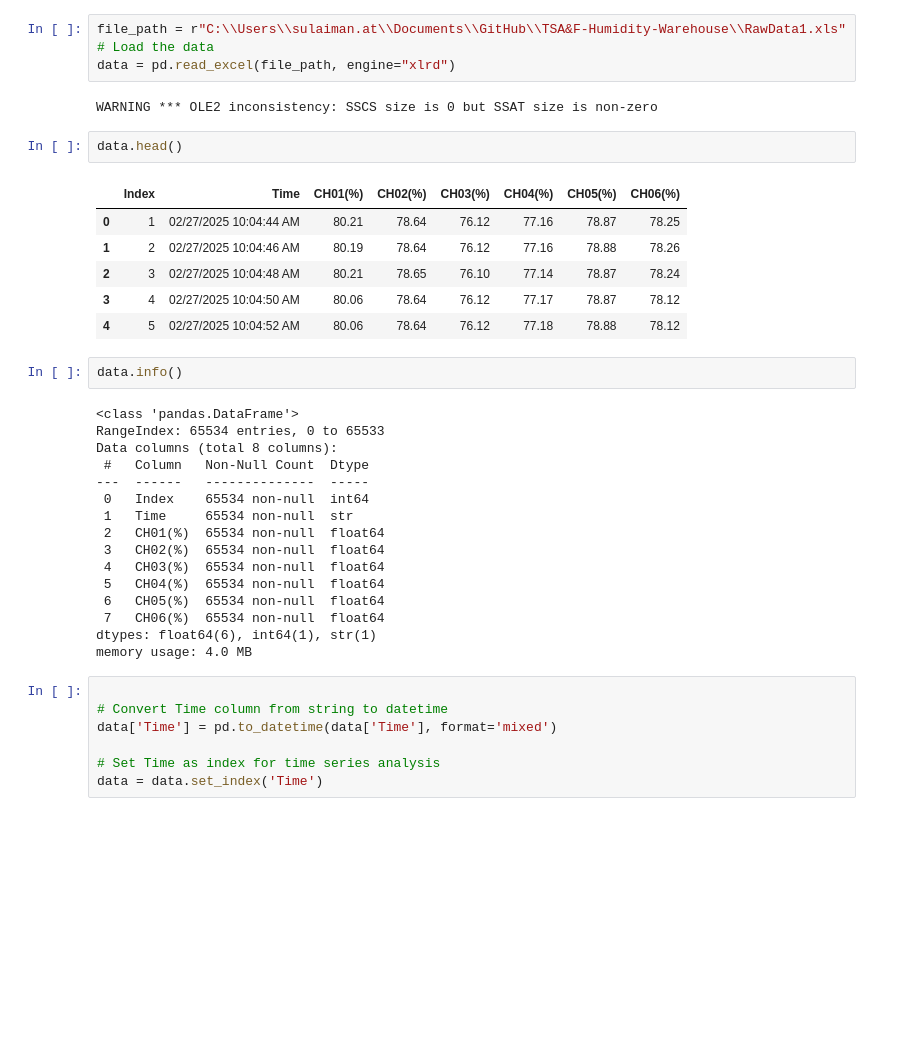
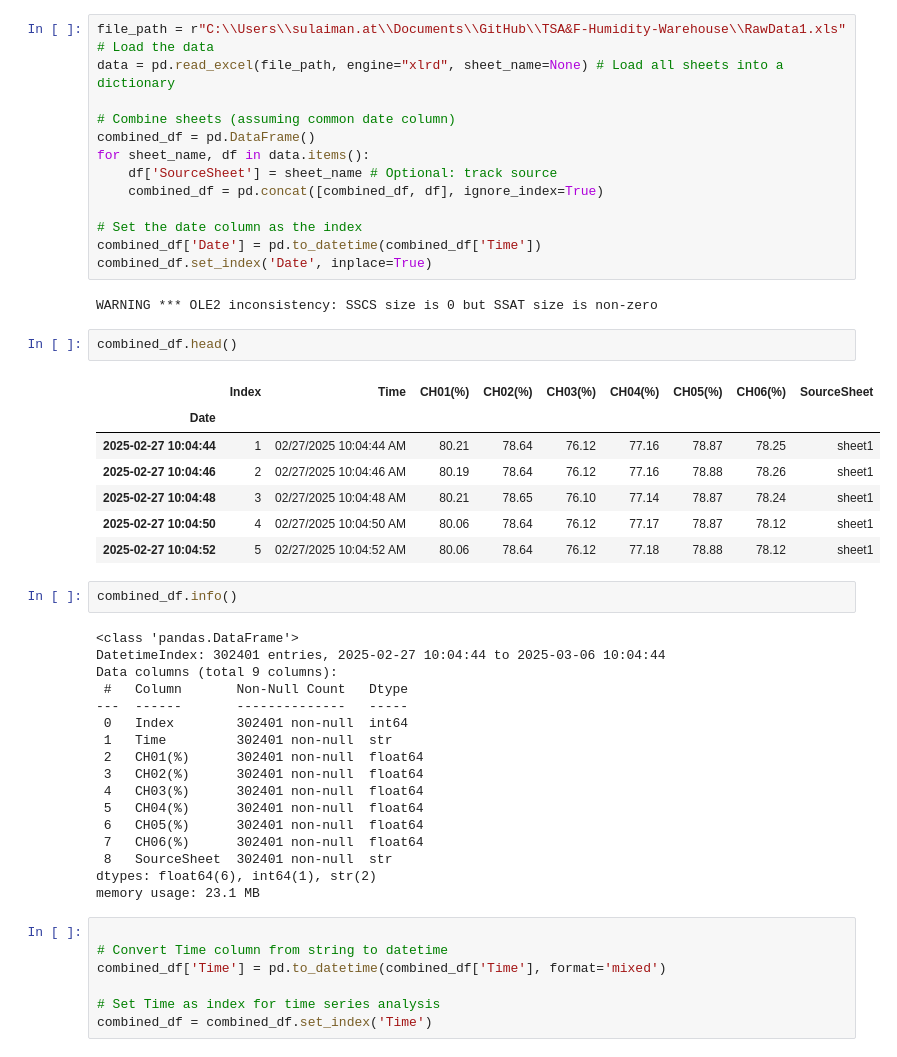
Before and after one commit to SulaimanTajuddin/TSA-F-Humidity-Warehouse, a Jupyter notebook: TS&F.ipynb, the cells around one changed output. Cells and saved outputs as stored; diff of their text form; blank space fills up the shorter version.

```diff
--- a/TS&F.ipynb
+++ b/TS&F.ipynb
@@ -22,41 +22,53 @@ def adf_test_results(data):
 # %%
 file_path = r"C:\\Users\\sulaiman.at\\Documents\\GitHub\\TSA&F-Humidity-Warehouse\\RawData1.xls"
 # Load the data
-data = pd.read_excel(file_path, engine="xlrd")
+data = pd.read_excel(file_path, engine="xlrd", sheet_name=None) # Load all sheets into a dictionary
+
+# Combine sheets (assuming common date column)
+combined_df = pd.DataFrame()
+for sheet_name, df in data.items():
+    df['SourceSheet'] = sheet_name # Optional: track source
+    combined_df = pd.concat([combined_df, df], ignore_index=True)
+
+# Set the date column as the index
+combined_df['Date'] = pd.to_datetime(combined_df['Time'])
+combined_df.set_index('Date', inplace=True)
 # %% [output]
 WARNING *** OLE2 inconsistency: SSCS size is 0 but SSAT size is non-zero
 # %%
-data.head()
+combined_df.head()
 # %% [output]
-|  | Index | Time | CH01(%) | CH02(%) | CH03(%) | CH04(%) | CH05(%) | CH06(%) |
-| 0 | 1 | 02/27/2025 10:04:44 AM | 80.21 | 78.64 | 76.12 | 77.16 | 78.87 | 78.25 |
-| 1 | 2 | 02/27/2025 10:04:46 AM | 80.19 | 78.64 | 76.12 | 77.16 | 78.88 | 78.26 |
-| 2 | 3 | 02/27/2025 10:04:48 AM | 80.21 | 78.65 | 76.10 | 77.14 | 78.87 | 78.24 |
-| 3 | 4 | 02/27/2025 10:04:50 AM | 80.06 | 78.64 | 76.12 | 77.17 | 78.87 | 78.12 |
-| 4 | 5 | 02/27/2025 10:04:52 AM | 80.06 | 78.64 | 76.12 | 77.18 | 78.88 | 78.12 |
+|  | Index | Time | CH01(%) | CH02(%) | CH03(%) | CH04(%) | CH05(%) | CH06(%) | SourceSheet |
+| Date |  |  |  |  |  |  |  |  |  |
+| 2025-02-27 10:04:44 | 1 | 02/27/2025 10:04:44 AM | 80.21 | 78.64 | 76.12 | 77.16 | 78.87 | 78.25 | sheet1 |
+| 2025-02-27 10:04:46 | 2 | 02/27/2025 10:04:46 AM | 80.19 | 78.64 | 76.12 | 77.16 | 78.88 | 78.26 | sheet1 |
+| 2025-02-27 10:04:48 | 3 | 02/27/2025 10:04:48 AM | 80.21 | 78.65 | 76.10 | 77.14 | 78.87 | 78.24 | sheet1 |
+| 2025-02-27 10:04:50 | 4 | 02/27/2025 10:04:50 AM | 80.06 | 78.64 | 76.12 | 77.17 | 78.87 | 78.12 | sheet1 |
+| 2025-02-27 10:04:52 | 5 | 02/27/2025 10:04:52 AM | 80.06 | 78.64 | 76.12 | 77.18 | 78.88 | 78.12 | sheet1 |
 # %%
-data.info()
+combined_df.info()
 # %% [output]
 <class 'pandas.DataFrame'>
-RangeIndex: 65534 entries, 0 to 65533
-Data columns (total 8 columns):
- #   Column   Non-Null Count  Dtype
----  ------   --------------  -----
- 0   Index    65534 non-null  int64
- 1   Time     65534 non-null  str
- 2   CH01(%)  65534 non-null  float64
- 3   CH02(%)  65534 non-null  float64
- 4   CH03(%)  65534 non-null  float64
- 5   CH04(%)  65534 non-null  float64
- 6   CH05(%)  65534 non-null  float64
- 7   CH06(%)  65534 non-null  float64
-dtypes: float64(6), int64(1), str(1)
-memory usage: 4.0 MB
+DatetimeIndex: 302401 entries, 2025-02-27 10:04:44 to 2025-03-06 10:04:44
+Data columns (total 9 columns):
+ #   Column       Non-Null Count   Dtype
+---  ------       --------------   -----
+ 0   Index        302401 non-null  int64
+ 1   Time         302401 non-null  str
+ 2   CH01(%)      302401 non-null  float64
+ 3   CH02(%)      302401 non-null  float64
+ 4   CH03(%)      302401 non-null  float64
+ 5   CH04(%)      302401 non-null  float64
+ 6   CH05(%)      302401 non-null  float64
+ 7   CH06(%)      302401 non-null  float64
+ 8   SourceSheet  302401 non-null  str
+dtypes: float64(6), int64(1), str(2)
+memory usage: 23.1 MB
 # %%
 
 # Convert Time column from string to datetime
-data['Time'] = pd.to_datetime(data['Time'], format='mixed')
+combined_df['Time'] = pd.to_datetime(combined_df['Time'], format='mixed')
 
 # Set Time as index for time series analysis
-data = data.set_index('Time')
+combined_df = combined_df.set_index('Time')
 # %%
```
Also changed, not shown: parts of 15 cells of this notebook.
